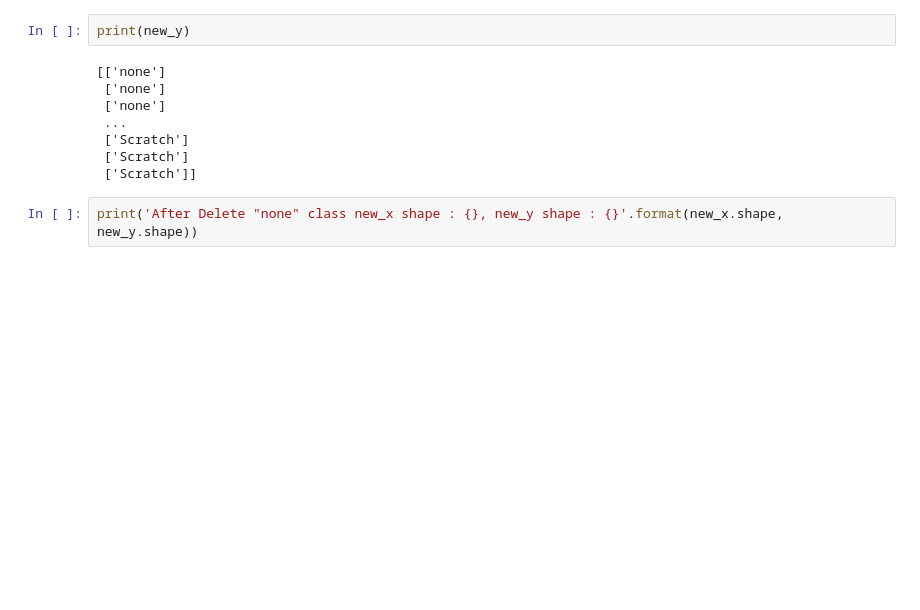
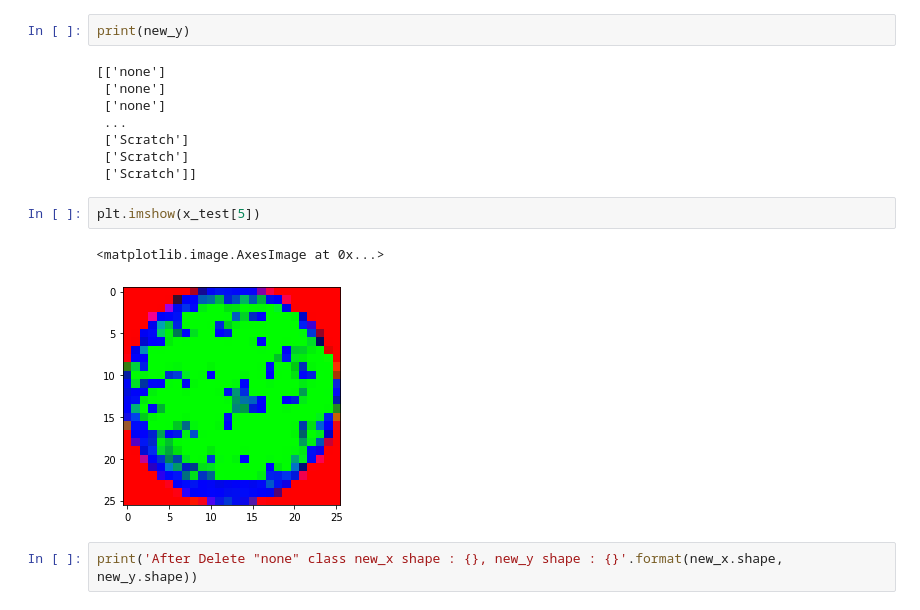
Before and after one commit to sngatzemeier/Wafer-Defect-Classification, a Jupyter notebook: Scott/scott-wd-class-DCNN.ipynb, the cells around one changed output. Drawn from its saved outputs; the diff is of its cells as text; blank space fills up the shorter version.

```diff
--- a/Scott/scott-wd-class-DCNN.ipynb
+++ b/Scott/scott-wd-class-DCNN.ipynb
@@ -357,6 +357,11 @@ print(new_y)
  ['Scratch']
  ['Scratch']
  ['Scratch']]
+# %%
+plt.imshow(x_test[5])
+# %% [output]
+<matplotlib.image.AxesImage at 0x...>
+[figure, added]
 # %%
 print('After Delete "none" class new_x shape : {}, new_y shape : {}'.format(new_x.shape, new_y.shape))
 # %% [output]
```
Also changed, not shown: parts of 3 cells of this notebook, 55 other files.
